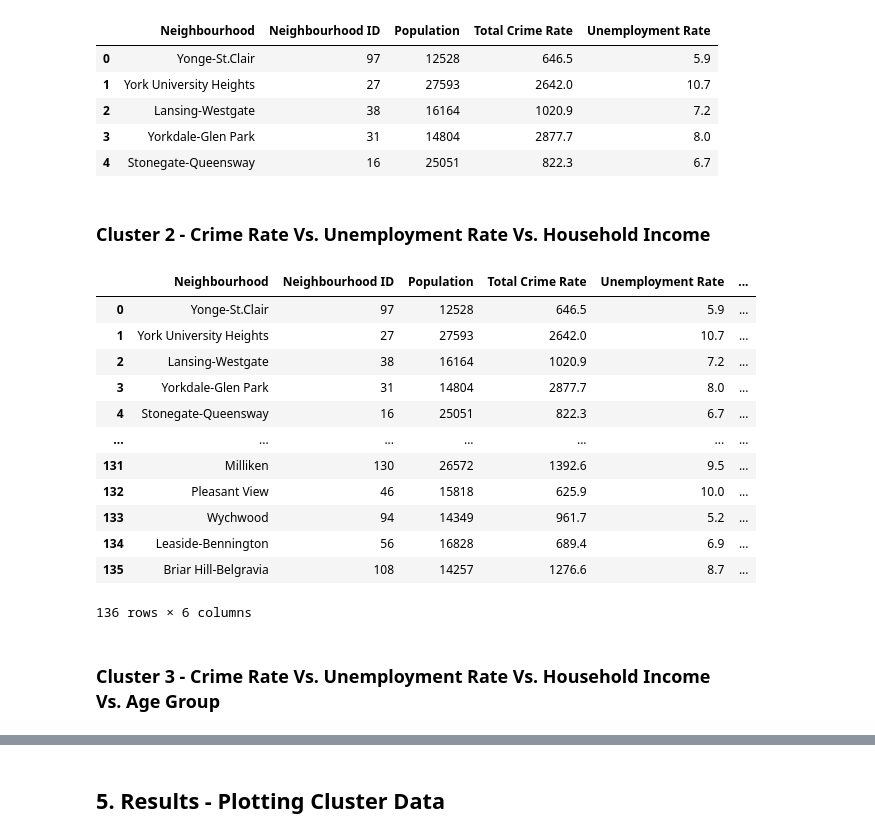
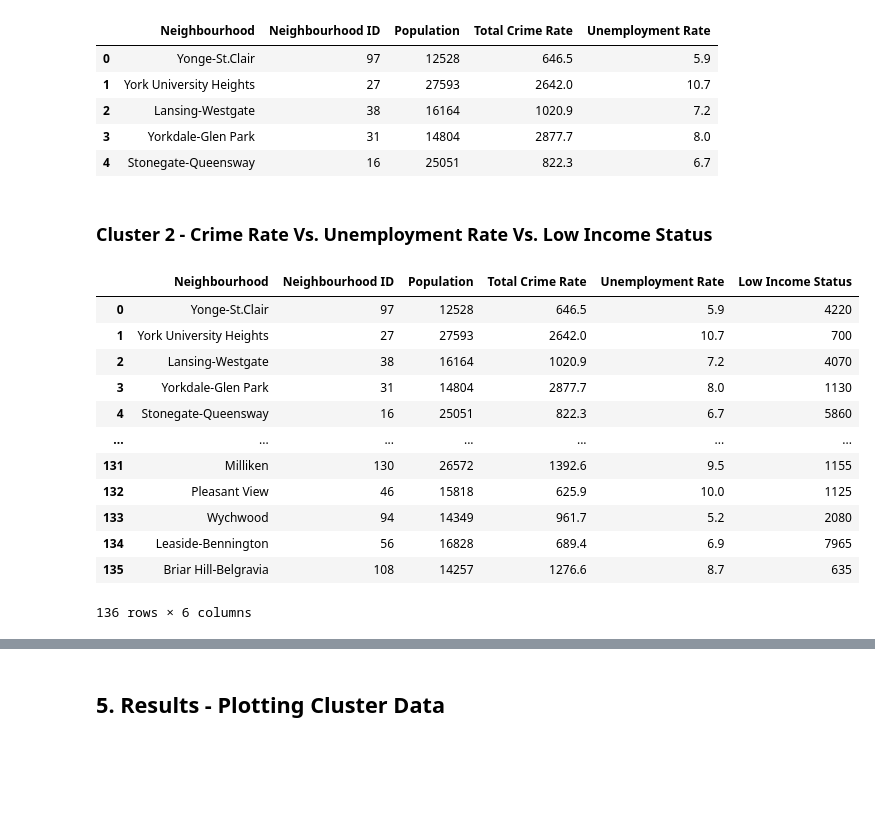
Before and after one commit to rnlclngpilar/SOFE3720-FinalProject, a Jupyter notebook: Final_Project_Clustering_Neighbourhoods.ipynb, the cells around one changed output, grey strips where cells are left out. Cells and saved outputs as stored; diff of their text form; code cells hidden in the pictures; blank space fills up the shorter version.

```diff
--- a/Final_Project_Clustering_Neighbourhoods.ipynb
+++ b/Final_Project_Clustering_Neighbourhoods.ipynb
@@ -379,7 +380,7 @@ neighbourhood_profile.index[neighbourhood_profile['Characteristic'] == ('  Avera
 []
 # %%
 # Slice demographics dataframe to obtain "Household Income" per Neighbourhood
-income_data=neighbourhood_profile.iloc[lambda df: [0,1029, 1054,1055,1056,1057,1058,1059,1060,1061,1062,1063,1064,1065,1066,1067,1068,1069], 4:]
+income_data=neighbourhood_profile.iloc[lambda df: [0,1029, 1054,1055,1056,1057,1058,1059,1060,1061,1062,1063,1064,1065,1066,1067,1068,1069,1119], 4:]
 income_data.head()
 # %% [output]
 |  | Characteristic | City of Toronto | Agincourt North | Agincourt South-Malvern West | Alderwood | Annex | ... |
@@ -416,7 +417,8 @@ income_data.columns = ['Neighbourhood',
                         '$70,000 to $79,999',
                         '$80,000 to $89,999',
                         '$90,000 to $99,999',
-                        '$100,000 and over']
+                        '$100,000 and over',
+                        'Low Income Status']
 # Set Neighbourhood ID and Unemployment Rate to numeric type
 
 income_data.head()
@@ -488,27 +450,29 @@ cluster_data1.head()
 | 3 | Yorkdale-Glen Park | 31 | 14804 | 2877.7 | 8.0 |
 | 4 | Stonegate-Queensway | 16 | 25051 | 822.3 | 6.7 |
 # %% [markdown]
-### Cluster 2 - Crime Rate Vs. Unemployment Rate Vs. Household Income
+### Cluster 2 - Crime Rate Vs. Unemployment Rate Vs. Low Income Status
 # %%
-column = ["Neighbourhood","Household After Tax Income"]
+# column = ["Neighbourhood", "Low Income Status", "Household After Tax Income"]
+column = ["Neighbourhood", "Low Income Status"]
+
 house_income = income_data[column]
 cluster_data2 = pd.merge(cluster_data1, house_income, on = ['Neighbourhood'])
-cluster_data2['Household After Tax Income'] = cluster_data2['Household After Tax Income'].str.replace(r',', '').astype(int)
+# cluster_data2['Household After Tax Income'] = cluster_data2['Household After Tax Income'].str.replace(r',', '').astype(int)
+cluster_data2['Low Income Status'] = cluster_data2['Low Income Status'].str.replace(r',', '').astype(int)
+
 
 cluster_data2
 # %% [output]
-|  | Neighbourhood | Neighbourhood ID | Population | Total Crime Rate | Unemployment Rate | ... |
-| 0 | Yonge-St.Clair | 97 | 12528 | 646.5 | 5.9 | ... |
-| 1 | York University Heights | 27 | 27593 | 2642.0 | 10.7 | ... |
-| 2 | Lansing-Westgate | 38 | 16164 | 1020.9 | 7.2 | ... |
-| 3 | Yorkdale-Glen Park | 31 | 14804 | 2877.7 | 8.0 | ... |
-| 4 | Stonegate-Queensway | 16 | 25051 | 822.3 | 6.7 | ... |
+|  | Neighbourhood | Neighbourhood ID | Population | Total Crime Rate | Unemployment Rate | Low Income Status |
+| 0 | Yonge-St.Clair | 97 | 12528 | 646.5 | 5.9 | 4220 |
+| 1 | York University Heights | 27 | 27593 | 2642.0 | 10.7 | 700 |
+| 2 | Lansing-Westgate | 38 | 16164 | 1020.9 | 7.2 | 4070 |
+| 3 | Yorkdale-Glen Park | 31 | 14804 | 2877.7 | 8.0 | 1130 |
+| 4 | Stonegate-Queensway | 16 | 25051 | 822.3 | 6.7 | 5860 |
 | ... | ... | ... | ... | ... | ... | ... |
-| 131 | Milliken | 130 | 26572 | 1392.6 | 9.5 | ... |
-| 132 | Pleasant View | 46 | 15818 | 625.9 | 10.0 | ... |
-| 133 | Wychwood | 94 | 14349 | 961.7 | 5.2 | ... |
-| 134 | Leaside-Bennington | 56 | 16828 | 689.4 | 6.9 | ... |
-| 135 | Briar Hill-Belgravia | 108 | 14257 | 1276.6 | 8.7 | ... |
+| 131 | Milliken | 130 | 26572 | 1392.6 | 9.5 | 1155 |
+| 132 | Pleasant View | 46 | 15818 | 625.9 | 10.0 | 1125 |
+| 133 | Wychwood | 94 | 14349 | 961.7 | 5.2 | 2080 |
+| 134 | Leaside-Bennington | 56 | 16828 | 689.4 | 6.9 | 7965 |
+| 135 | Briar Hill-Belgravia | 108 | 14257 | 1276.6 | 8.7 | 635 |
 136 rows × 6 columns
-# %% [markdown]
-### Cluster 3 - Crime Rate Vs. Unemployment Rate Vs. Household Income Vs. Age Group
```
Also changed, not shown: parts of 12 cells of this notebook.
